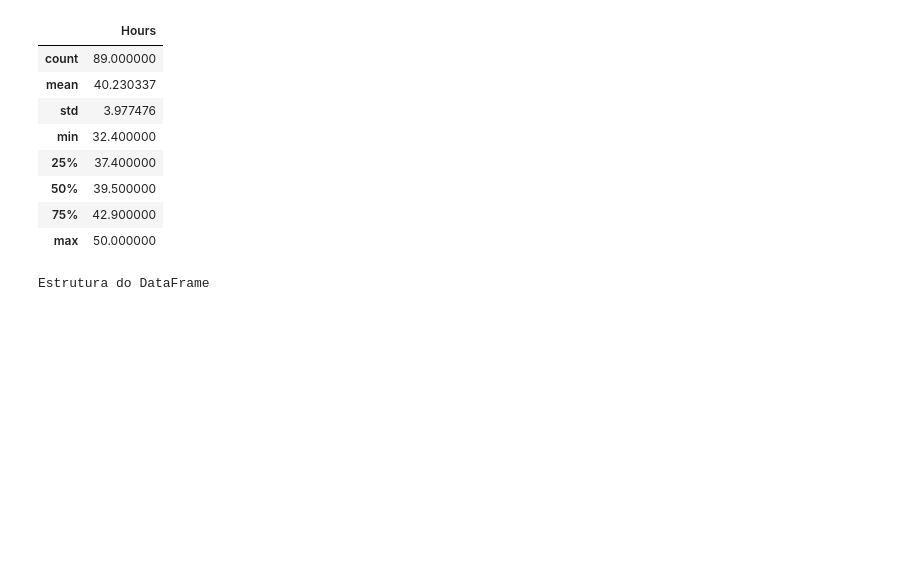
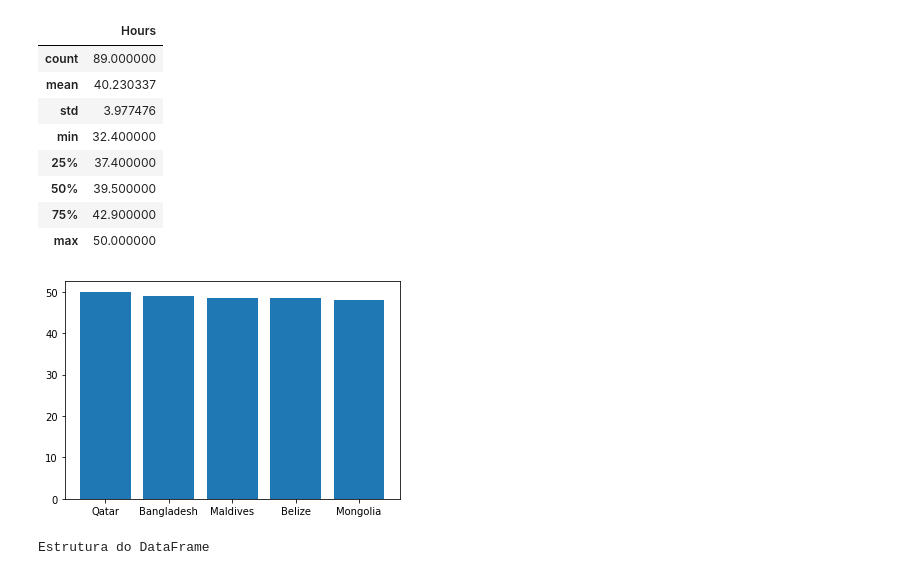
Before and after one commit to unbrae/DataScience, a Jupyter notebook: eda.ipynb, the cells around one changed output. Drawn from its saved outputs; the diff is of its cells as text; code cells hidden in the pictures; blank space fills up the shorter version.

```diff
--- a/eda.ipynb
+++ b/eda.ipynb
@@ -123,3 +120,11 @@ df1
+# %%
+maiores = df1.sort_values(by= ["Hours","Country"], ascending=False).head()
+menores = df1.sort_values(by= ["Hours","Country"], ascending=True).head()
+
+plt.bar(maiores['Country'],maiores['Hours'])
+plt.show()
+# %% [output]
+[figure, added]
 # %%
 # Exploração incial dos dados do segundo DataSet: Life Expectancy
 
```
Also changed, not shown: parts of 1 cell of this notebook.
